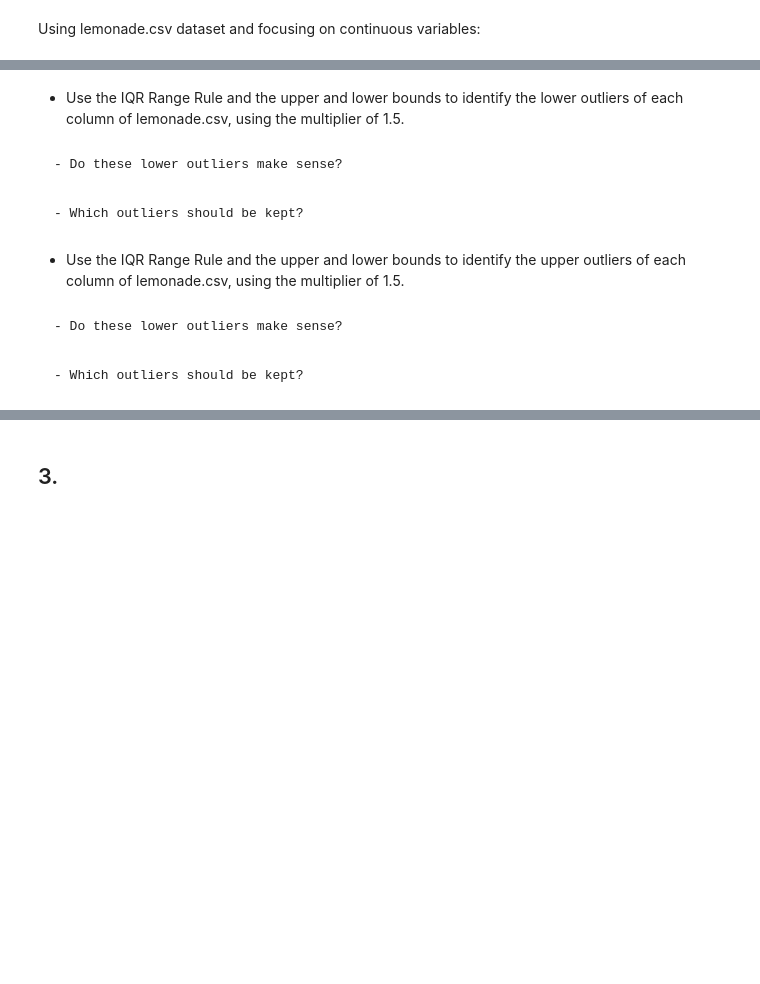
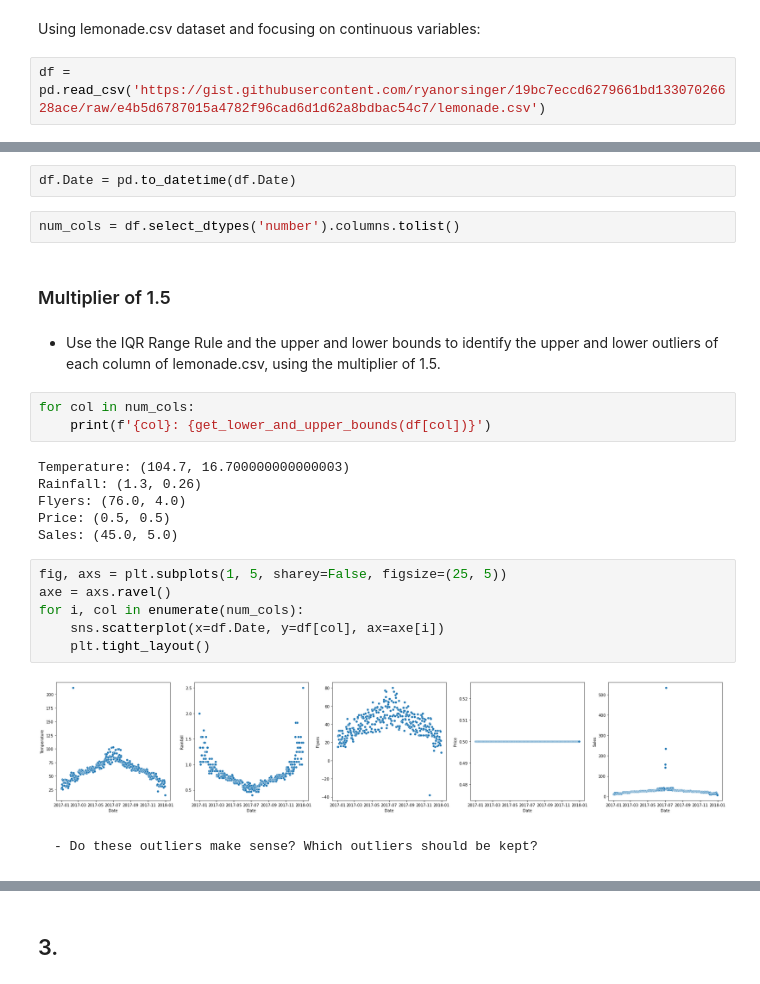
Before and after one commit to adam-talbot/anomaly-detection-exercises, a Jupyter notebook: continuous_probabilistic_methods.ipynb, the cells around one changed output, grey strips where cells are left out. Cells and saved outputs as stored; diff of their text form; blank space fills up the shorter version.

```diff
--- a/continuous_probabilistic_methods.ipynb
+++ b/continuous_probabilistic_methods.ipynb
@@ -8,3 +23,5 @@ Define a function named get_lower_and_upper_bounds that has two arguments. The f
 ## 2.
 # %% [markdown]
 Using lemonade.csv dataset and focusing on continuous variables:
+# %%
+df = pd.read_csv('https://gist.githubusercontent.com/ryanorsinger/19bc7eccd6279661bd13307026628ace/raw/e4b5d6787015a4782f96cad6d1d62a8bdbac54c7/lemonade.csv')
@@ -11,12 +37,27 @@ Using lemonade.csv dataset and focusing on continuous variables:
+# %%
+df.Date = pd.to_datetime(df.Date)
+# %%
+num_cols = df.select_dtypes('number').columns.tolist()
+# %% [markdown]
+### Multiplier of 1.5
 # %% [markdown]
-- Use the IQR Range Rule and the upper and lower bounds to identify the lower outliers of each column of lemonade.csv, using the multiplier of 1.5.
+- Use the IQR Range Rule and the upper and lower bounds to identify the upper and lower outliers of each column of lemonade.csv, using the multiplier of 1.5.
+# %%
+for col in num_cols:
+    print(f'{col}: {get_lower_and_upper_bounds(df[col])}')
+# %% [output]
+Temperature: (104.7, 16.700000000000003)
+Rainfall: (1.3, 0.26)
+Flyers: (76.0, 4.0)
+Price: (0.5, 0.5)
+Sales: (45.0, 5.0)
+# %%
+fig, axs = plt.subplots(1, 5, sharey=False, figsize=(25, 5))
+axe = axs.ravel()
+for i, col in enumerate(num_cols):
+    sns.scatterplot(x=df.Date, y=df[col], ax=axe[i])
+    plt.tight_layout()
+# %% [output]
+[figure, added]
 # %% [markdown]
-    - Do these lower outliers make sense?
+    - Do these outliers make sense? Which outliers should be kept?
-# %% [markdown]
-    - Which outliers should be kept?
-# %% [markdown]
-- Use the IQR Range Rule and the upper and lower bounds to identify the upper outliers of each column of lemonade.csv, using the multiplier of 1.5.
-# %% [markdown]
-    - Do these lower outliers make sense?
-# %% [markdown]
-    - Which outliers should be kept?
```
Also changed, not shown: parts of 56 cells of this notebook.
